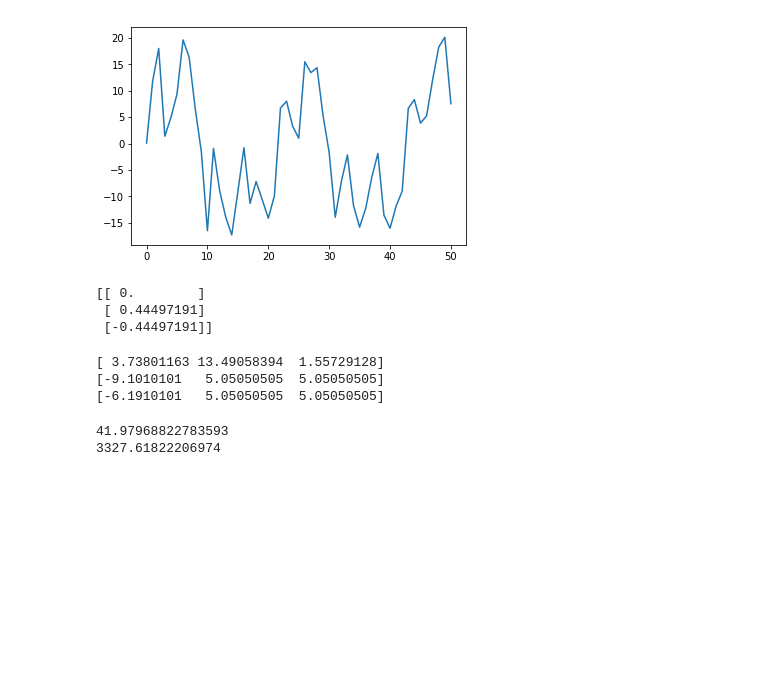
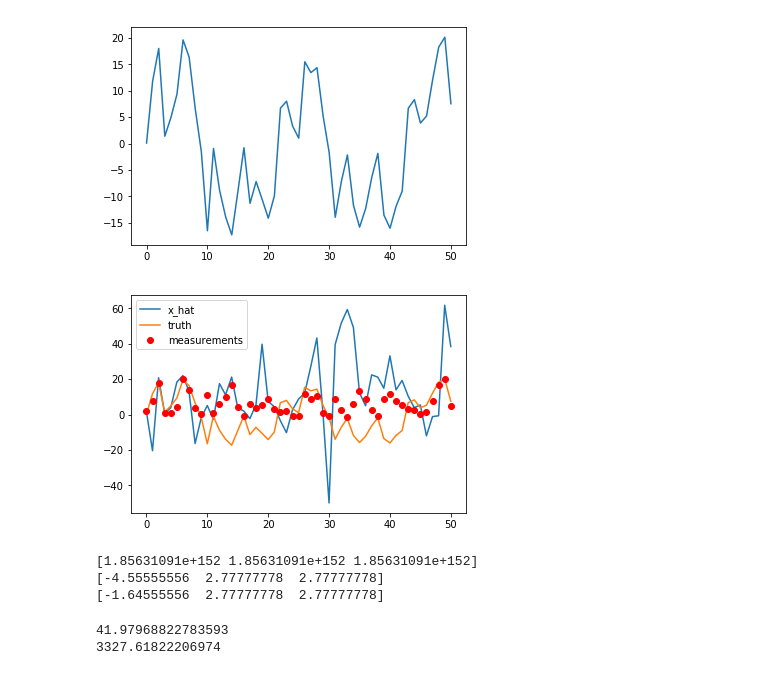
Before and after one commit to lindawangg/Survey-Nonlinear-Filters, a Jupyter notebook: ukf_example.ipynb, the cells around one changed output. Saved outputs shown, nothing was run; the diff lists cells and outputs as text; code cells hidden in the pictures; blank space fills up the shorter version.

```diff
--- a/ukf_example.ipynb
+++ b/ukf_example.ipynb
@@ -44,44 +40,57 @@ from filterpy.kalman import unscented_transform, MerweScaledSigmaPoints
 
 # initialize
 m0 = 0
 p0 = 2
 P = p0
-x_hat = m0
-points = MerweScaledSigmaPoints(n=1, alpha=.3, beta=2., kappa=.1)
+x_hat = y[0]
+points = MerweScaledSigmaPoints(n=1, alpha=.3, beta=2., kappa=1.)
+x_hats = []
+x_hats.append(x_hat)
+Ps = []
+Ps.append(P)
 
 # loop
-for t in range(0,T+1):
+for t in range(0,T):
     # predict step
     sigmas = points.sigma_points(x_hat, P)
-    sigmas_f = fx(sigmas, 0)
+    sigmas_f = fx(sigmas, t)
     x_p = 0
     p_p = 0
     for s, wm in zip(sigmas_f, points.Wm):
         x_p += wm*s
     for s, wc in zip(sigmas_f, points.Wc):
-        p_p += wc*(s-x_p)**2 + Q
+        p_p += wc*(s-x_p)**2
+    p_p += Q
 
     # update step
     sigmas_m = hx(sigmas_f)
     x_m = 0
     p_m = 0
     for s, wm in zip(sigmas_m, points.Wm):
         x_m += wm*s
     for s, wc in zip(sigmas_m, points.Wc):
-        p_m += wc*(s-x_m)**2 + R
+        p_m += wc*(s-x_m)**2
+    p_m += R
 
-    residual = y[0] - x_m
+    residual = y[t+1] - x_m
     Pxz = 0
     for sf, sm, wc in zip(sigmas_f, sigmas_m, points.Wc):
         Pxz += wc*(sf - x_p)*(sm - x_m)
 
-    K = Pxz / p_m
+    K = np.absolute(Pxz / p_m)
     x_hat = x_m + K*residual
     P = p_p - K*p_m*K
+    x_hats.append(x_hat)
+    Ps.append(P)
+
+plt.figure(1)
+plt.plot(range(T+1), x_hats, label='x_hat')
+plt.plot(range(T+1), x, label='truth')
+plt.plot(range(T+1), y, 'ro', label='measurements')
+plt.legend()
+plt.show()
 # %% [output]
-[[ 0.        ]
- [ 0.44497191]
- [-0.44497191]]
+[figure, added]
 # %%
 def fx(sigmas, step):
     sigmas_f = np.zeros(len(sigmas))
@@ -94,9 +103,9 @@ print(sigmas_f)
 print(points.Wm)
 print(points.Wc)
 # %% [output]
-[ 3.73801163 13.49058394  1.55729128]
-[-9.1010101   5.05050505  5.05050505]
-[-6.1910101   5.05050505  5.05050505]
+[1.85631091e+152 1.85631091e+152 1.85631091e+152]
+[-4.55555556  2.77777778  2.77777778]
+[-1.64555556  2.77777778  2.77777778]
 # %%
 # predict step
 x_p = 0
```
Also changed, not shown: parts of 2 cells of this notebook, 4 other files.
